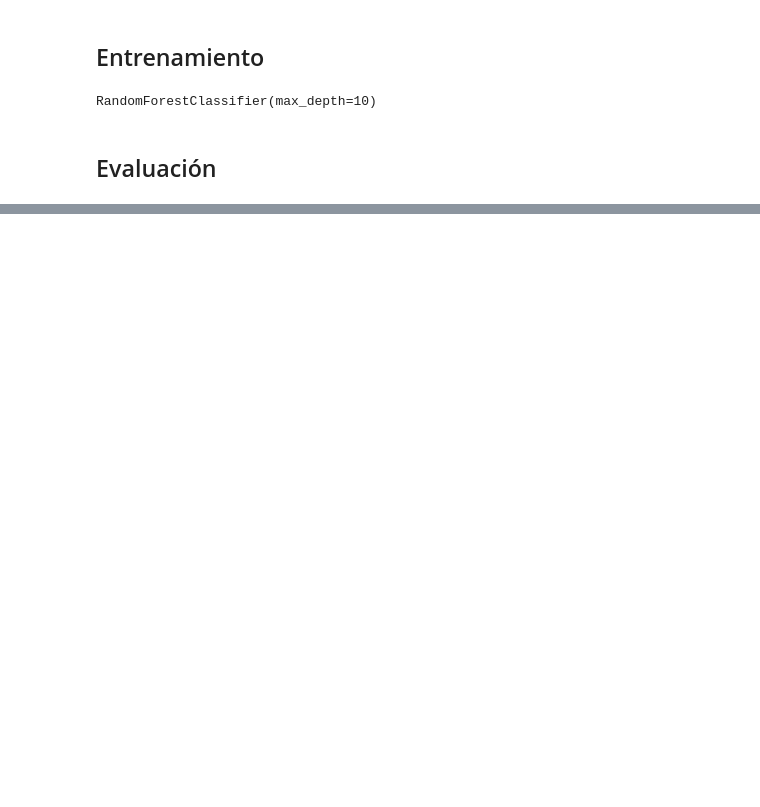
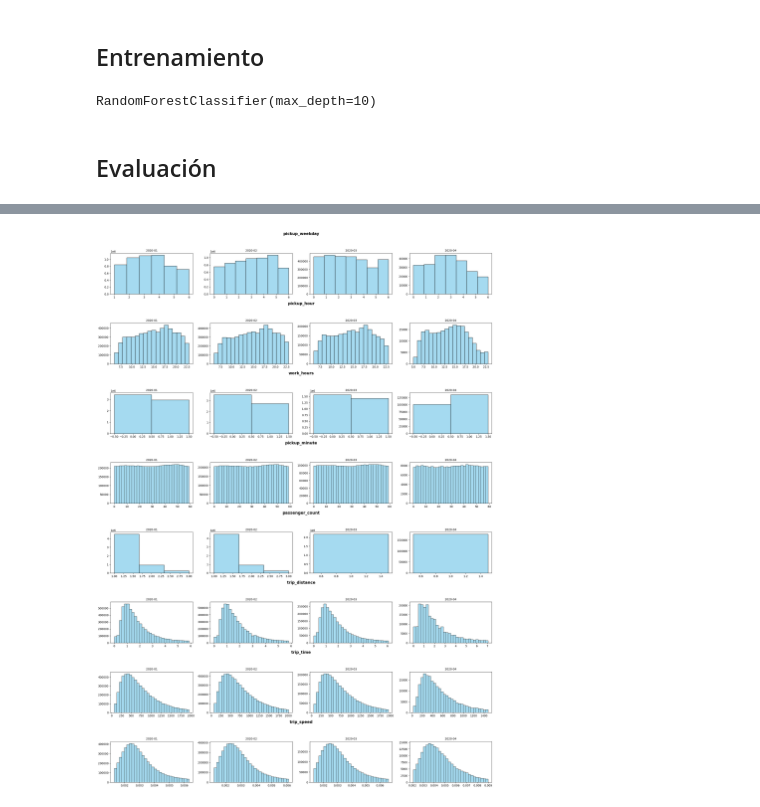
Before and after one commit to DiegoLeonG96/Tarea-1-Desarrollo-de-Proyectos-y-Productos-de-Datos, a Jupyter notebook: notebooks/testing_pipeline.ipynb, the cells around one changed output, grey strips where cells are left out. Cells and saved outputs as stored; diff of their text form; code cells hidden in the pictures; blank space fills up the shorter version.

```diff
--- a/notebooks/testing_pipeline.ipynb
+++ b/notebooks/testing_pipeline.ipynb
@@ -43,0 +73,4 @@ f1_scores
+# %%
+plots_obj.generate_numerical_drift()
+# %% [output]
+[figure, added]
```
Also changed, not shown: parts of 11 cells of this notebook.
